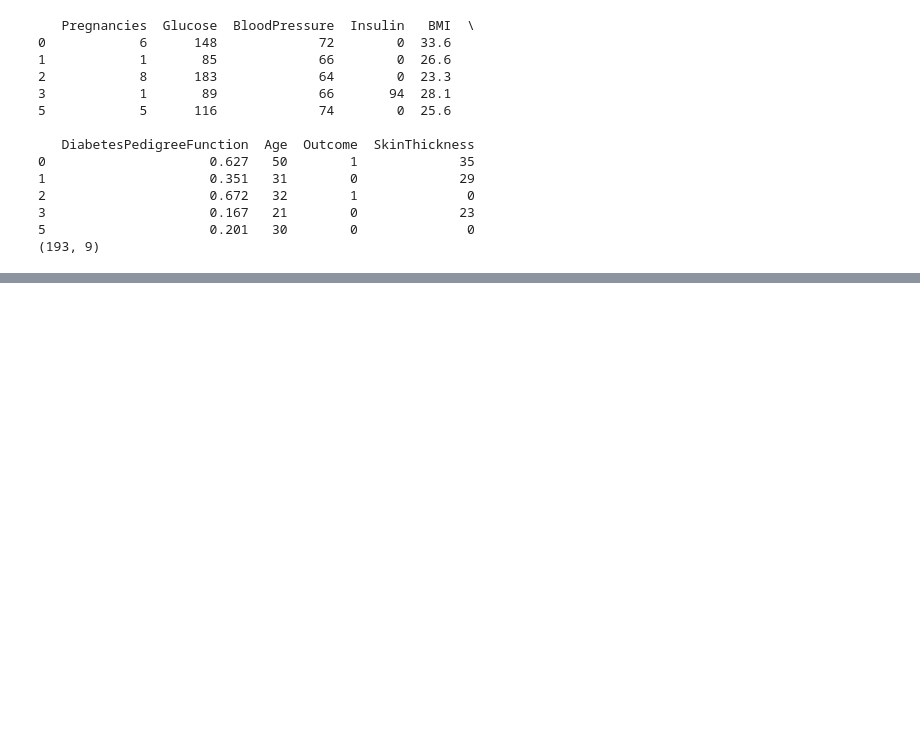
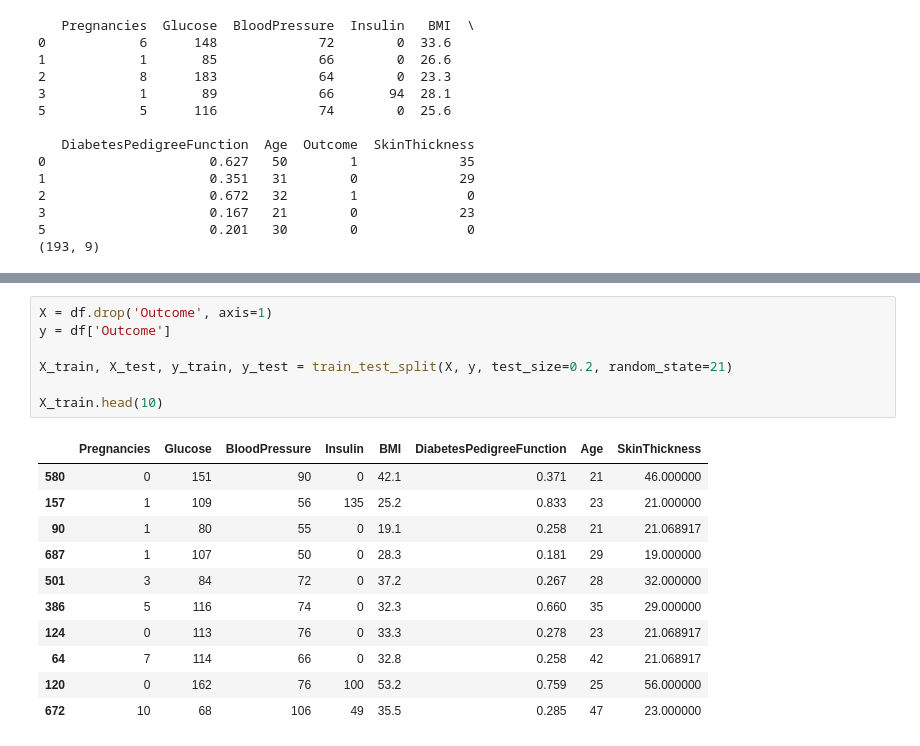
Before and after one commit to leandro-reguero/decision-trees, a Jupyter notebook: src/explore.ipynb, the cells around one changed output, grey strips where cells are left out. Saved outputs shown, nothing was run; the diff lists cells and outputs as text; blank space fills up the shorter version.

```diff
--- a/src/explore.ipynb
+++ b/src/explore.ipynb
@@ -533,0 +558,19 @@ print(zeros.shape)
+# %%
+X = df.drop('Outcome', axis=1)
+y = df['Outcome']
+
+X_train, X_test, y_train, y_test = train_test_split(X, y, test_size=0.2, random_state=21)
+
+X_train.head(10)
+# %% [output]
+|  | Pregnancies | Glucose | BloodPressure | Insulin | BMI | DiabetesPedigreeFunction | Age | SkinThickness |
+| 580 | 0 | 151 | 90 | 0 | 42.1 | 0.371 | 21 | 46.000000 |
+| 157 | 1 | 109 | 56 | 135 | 25.2 | 0.833 | 23 | 21.000000 |
+| 90 | 1 | 80 | 55 | 0 | 19.1 | 0.258 | 21 | 21.068917 |
+| 687 | 1 | 107 | 50 | 0 | 28.3 | 0.181 | 29 | 19.000000 |
+| 501 | 3 | 84 | 72 | 0 | 37.2 | 0.267 | 28 | 32.000000 |
+| 386 | 5 | 116 | 74 | 0 | 32.3 | 0.660 | 35 | 29.000000 |
+| 124 | 0 | 113 | 76 | 0 | 33.3 | 0.278 | 23 | 21.068917 |
+| 64 | 7 | 114 | 66 | 0 | 32.8 | 0.258 | 42 | 21.068917 |
+| 120 | 0 | 162 | 76 | 100 | 53.2 | 0.759 | 25 | 56.000000 |
+| 672 | 10 | 68 | 106 | 49 | 35.5 | 0.285 | 47 | 23.000000 |
```
Also changed, not shown: parts of 17 cells of this notebook, 5 other files.
